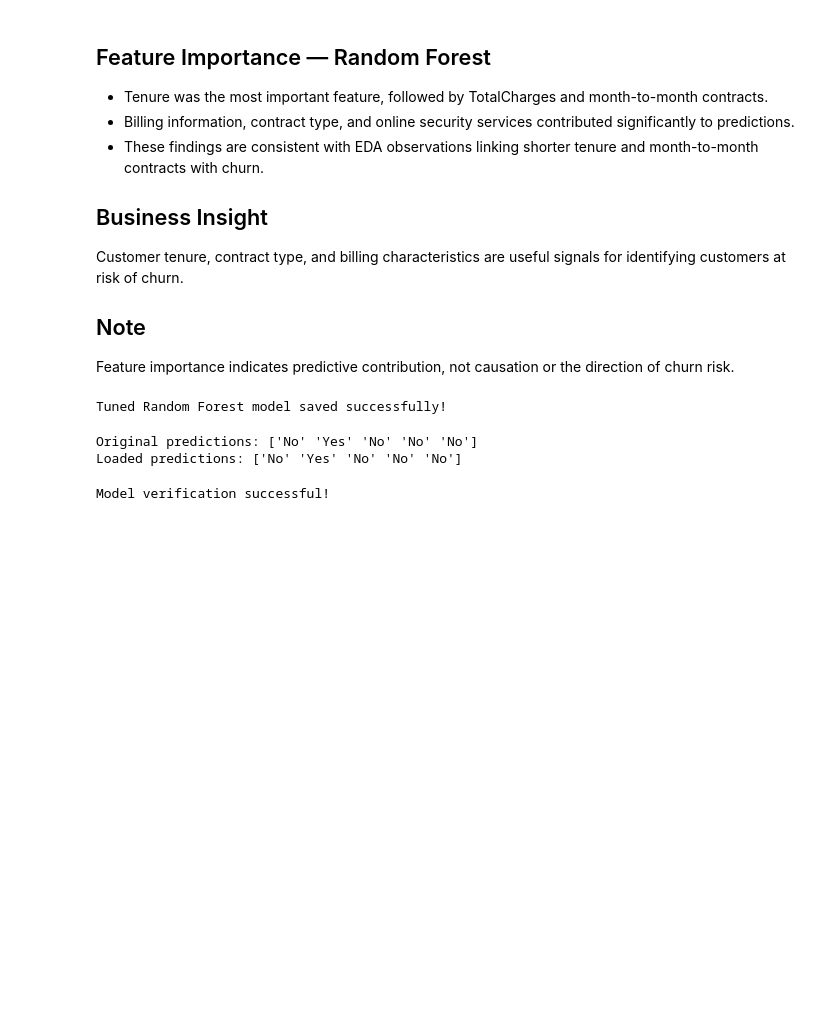
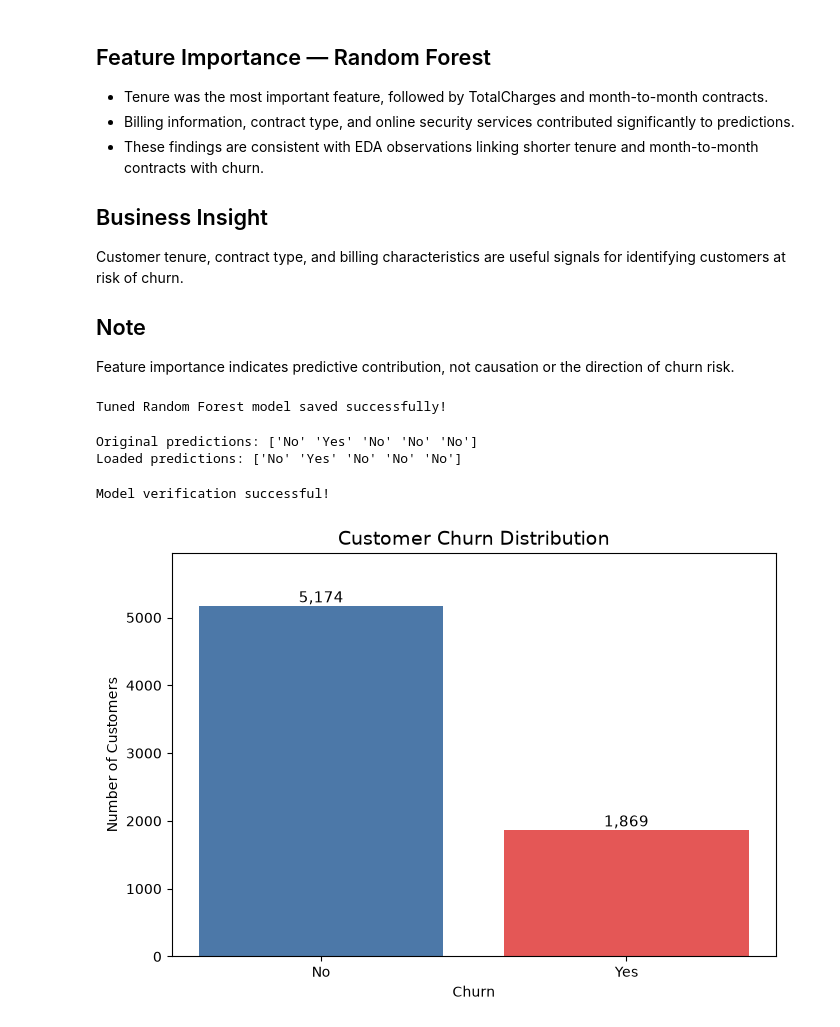
Before and after one commit to SnehaMs325/customer-churn-prediction, a Jupyter notebook: notebook/churn_prediction.ipynb, the cells around one changed output. Cells and saved outputs as stored; diff of their text form; code cells hidden in the pictures; blank space fills up the shorter version.

Commit message:
saved ploted images and updated readme

```diff
--- a/notebook/churn_prediction.ipynb
+++ b/notebook/churn_prediction.ipynb
@@ -578,3 +578,35 @@ assert np.array_equal(original_pred, loaded_pred)
 print("Model verification successful!")
 # %% [output]
 Model verification successful!
+# %%
+import matplotlib.pyplot as plt
+
+churn_counts = df['Churn'].value_counts().reindex(['No', 'Yes'])
+
+plt.figure(figsize=(7, 5))
+
+bars = plt.bar(
+    churn_counts.index,
+    churn_counts.values,
+    color=['#4C78A8', '#E45756']
+)
+
+for bar in bars:
+    plt.text(
+        bar.get_x() + bar.get_width() / 2,
+        bar.get_height() + 50,
+        f'{int(bar.get_height()):,}',
+        ha='center',
+        fontsize=11
+    )
+
+plt.title('Customer Churn Distribution', fontsize=14)
+plt.xlabel('Churn')
+plt.ylabel('Number of Customers')
+plt.ylim(0, churn_counts.max() * 1.15)
+plt.tight_layout()
+
+plt.savefig('../images/churn_distribution.png', dpi=300, bbox_inches='tight')
+plt.show()
+# %% [output]
+[figure, added]
```
Also changed, not shown: parts of 3 cells of this notebook, 5 other files.
